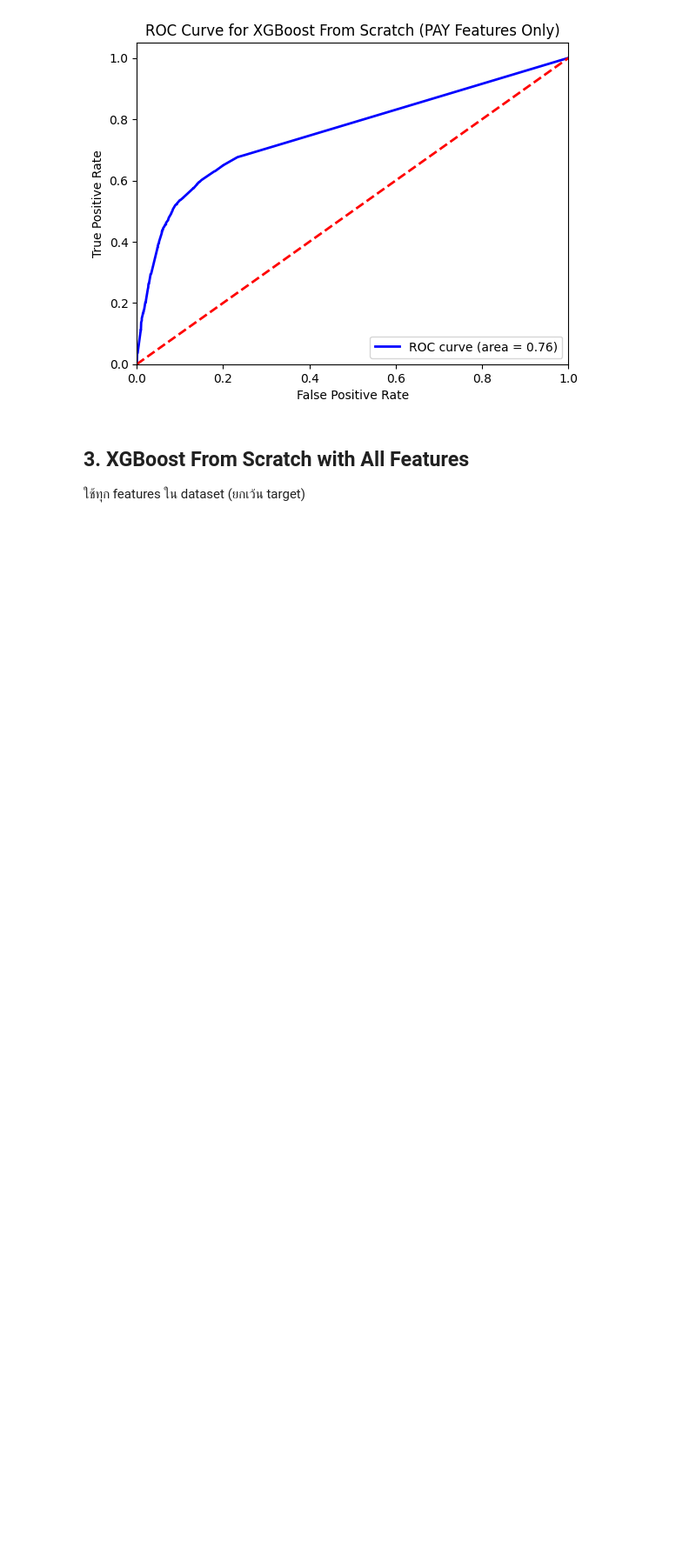
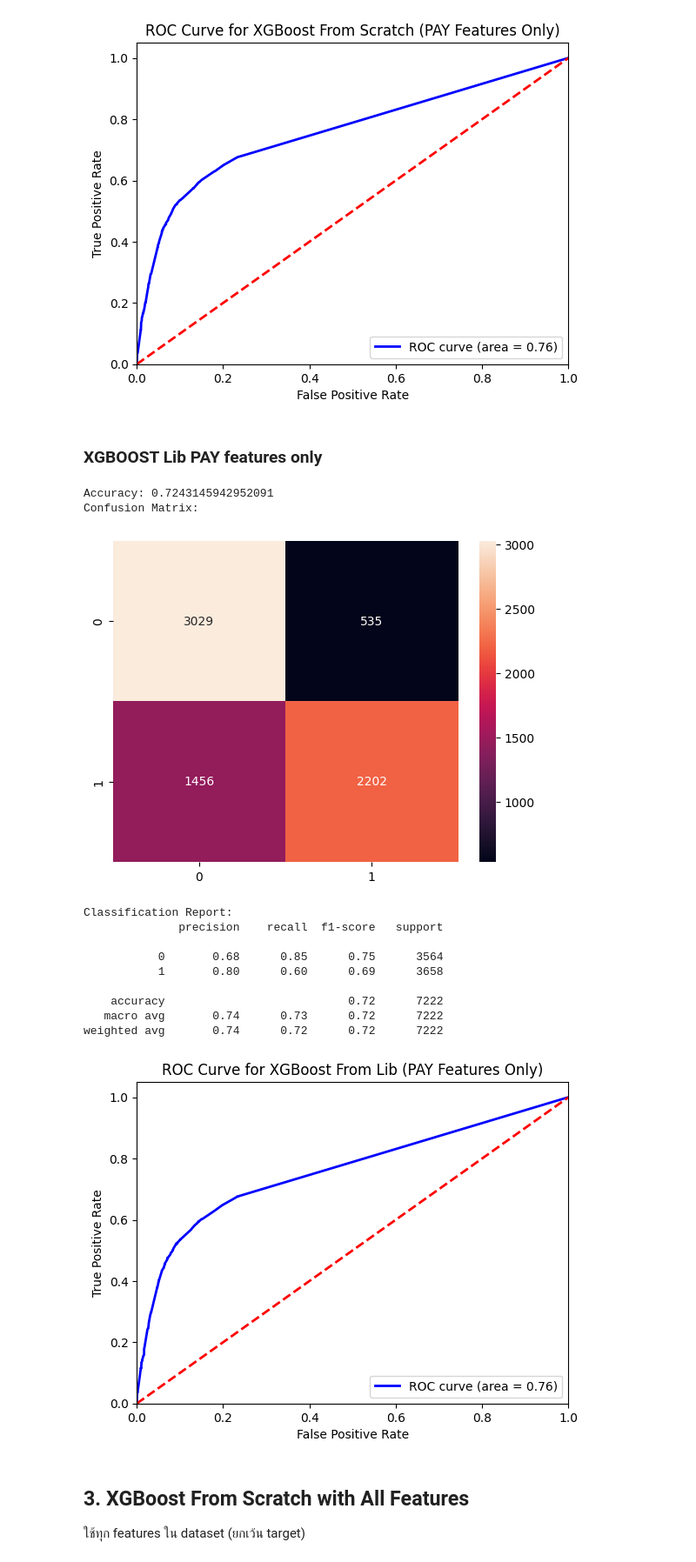
Before and after one commit to Taparov/project-intro-to-ml-classification, a Jupyter notebook: xgboost_model.ipynb, the cells around one changed output. Shown at 87% size. Cells and saved outputs as stored; diff of their text form; code cells hidden in the pictures; blank space fills up the shorter version.

```diff
--- a/xgboost_model.ipynb
+++ b/xgboost_model.ipynb
@@ -328,6 +330,38 @@ Classification Report:
    macro avg       0.74      0.73      0.72      7222
 weighted avg       0.74      0.72      0.72      7222
 [figure]
+# %% [markdown]
+### XGBOOST Lib PAY features only
+# %%
+xgb_pay_lib = XGBClassifier(
+    n_estimators=100,
+    max_depth=4,
+    learning_rate=0.1,
+    min_child_weight=1,
+    reg_lambda=1.0,
+    gamma=0.0,
+    subsample=0.8,
+    colsample_bytree=0.8
+)
+xgb_pay_lib.fit(X_train, y_train)
+y_pred = xgb_pay_lib.predict(X_test)
+y_pred_proba = xgb_pay_lib.predict_proba(X_test)
+helper.evaluate_model(y_test, y_pred)
+helper.plot_roc_curve(y_test, y_pred_proba[:, 1], title='XGBoost From Lib (PAY Features Only)')
+# %% [output]
+Accuracy: 0.7243145942952091
+Confusion Matrix:
+[figure, added]
+Classification Report:
+              precision    recall  f1-score   support
+
+           0       0.68      0.85      0.75      3564
+           1       0.80      0.60      0.69      3658
+
+    accuracy                           0.72      7222
+   macro avg       0.74      0.73      0.72      7222
+weighted avg       0.74      0.72      0.72      7222
+[figure, added]
 # %% [markdown]
 ## 3. XGBoost From Scratch with All Features
 ใช้ทุก features ใน dataset (ยกเว้น target)
```
Also changed, not shown: parts of 3 cells of this notebook, 1 other file.
